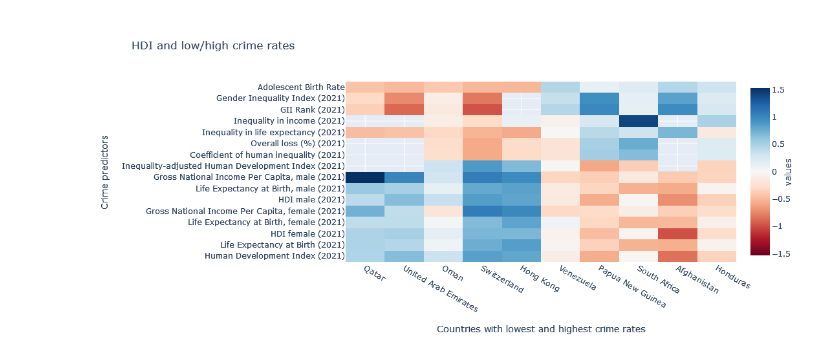
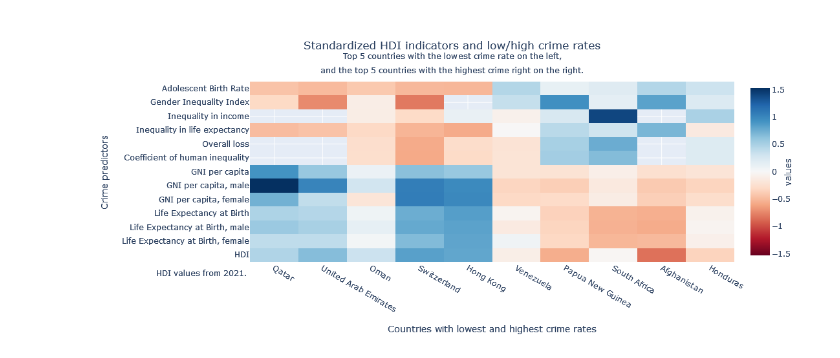
Before and after one commit to dejessias/Surveillance-Crime, a Jupyter notebook: _sources/docs/heatmap.ipynb, the cells around one changed output. Drawn from its saved outputs; the diff is of its cells as text; code cells hidden in the pictures.

```diff
--- a/_sources/docs/heatmap.ipynb
+++ b/_sources/docs/heatmap.ipynb
@@ -21,23 +21,32 @@ HDI_2021 = HDI[stats_2021]
 HC = HDI_2021.copy()
 HC = HC.loc[:, [#'HDI Rank (2021)',
              'Human Development Index (2021)',
-             'Life Expectancy at Birth (2021)',
-             'HDI female (2021)',
              'Life Expectancy at Birth, female (2021)',
+            'Life Expectancy at Birth, male (2021)',
+            'Life Expectancy at Birth (2021)',
              'Gross National Income Per Capita, female (2021)',
-             'HDI male (2021)',
-             'Life Expectancy at Birth, male (2021)',
              'Gross National Income Per Capita, male (2021)',
-             'Inequality-adjusted Human Development Index (2021)',
+            'Gross National Income Per Capita (2021)',
              'Coefficient of human inequality (2021)',
              'Overall loss (%) (2021)',
              'Inequality in life expectancy (2021)',
              'Inequality in income (2021)',
-             'GII Rank (2021)',
              'Gender Inequality Index (2021)',
              'Adolescent Birth Rate (births per 1,000 women ages 15-19) (2021)']]
 
-HC.rename(columns = {'Adolescent Birth Rate (births per 1,000 women ages 15-19) (2021)' : 'Adolescent Birth Rate'}, inplace=True)
+HC.rename(columns = {'Human Development Index (2021)': 'HDI',
+                     'Life Expectancy at Birth (2021)': 'Life Expectancy at Birth',
+                     'Life Expectancy at Birth, male (2021)' : 'Life Expectancy at Birth, male',
+                     'Life Expectancy at Birth, female (2021)' : 'Life Expectancy at Birth, female',
+                    'Gross National Income Per Capita (2021)' : 'GNI per capita',
+                     'Gross National Income Per Capita, male (2021)' : 'GNI per capita, male',
+                      'Gross National Income Per Capita, female (2021)' : 'GNI per capita, female',
+                     'Inequality-adjusted Human Development Index (2021)' : 'Inequality-adjusted HDI',
+                    'Coefficient of human inequality (2021)' : 'Coefficient of human inequality',
+                    'Overall loss (%) (2021)' : 'Overall loss', 'Inequality in life expectancy (2021)' : 'Inequality in life expectancy',
+                    'Inequality in income (2021)' : 'Inequality in income',
+                    'Gender Inequality Index (2021)' : 'Gender Inequality Index',
+                    'Adolescent Birth Rate (births per 1,000 women ages 15-19) (2021)' : 'Adolescent Birth Rate'}, inplace=True)
 
 # standardize data
 HC_standardized = 2 * (HC - HC.mean()) / (HC.max() - HC.min())
@@ -50,33 +59,47 @@ high5 = HCC.nlargest(5, 'crimeIndex')
 
 df = pd.concat([low5, high5])
 df = df.drop("Taiwan", axis='index')
 
 df = df.drop(columns=['crimeIndex'])
 
 df = df.T
 
 HDIfig = go.Figure(data=go.Heatmap(z=df.values,
                                    x=df.columns,
                                    y=df.index,
                                    colorscale='RdBu',
                                    zmid=0,
                                    colorbar=dict(title='values', titleside='right')))
 
 # Update layout for better visualization
 HDIfig.update_layout(
-    title='HDI and low/high crime rates',
+    title={
+        'text': 'Standardized HDI indicators and low/high crime rates<br><sup>Top 5 countries with the lowest crime rate on the left,<br>and the top 5 countries with the highest crime right on the right.</sup>',
+        'y':0.9,
+        'x':0.5,
+        'xanchor': 'center',
+        'yanchor': 'top'
+    },
     xaxis_title='Countries with lowest and highest crime rates',
     yaxis_title='Crime predictors',
     xaxis=dict(tickmode='array', tickvals=list(range(len(df.columns))), ticktext=df.columns),
     yaxis=dict(tickmode='array', tickvals=list(range(len(df.index))), ticktext=df.index)
 )
 
 HDIfig.update_layout(
     height=500,
-    width=1100
+    width=1000
 )
+
+HDIfig.add_annotation(x=-0.20, y=-0.10,
+                   xref="paper", yref="paper",
+                   align='left',
+                   xanchor='left', yanchor='bottom',
+                   showarrow=False,
+                   text='HDI values from 2021.'
+                  )
 
 # Show the interactive heatmap
 HDIfig.show()
 # %% [output]
-[figure, old version]
+[figure, new version]
```
Also changed, not shown: 17 other files.
